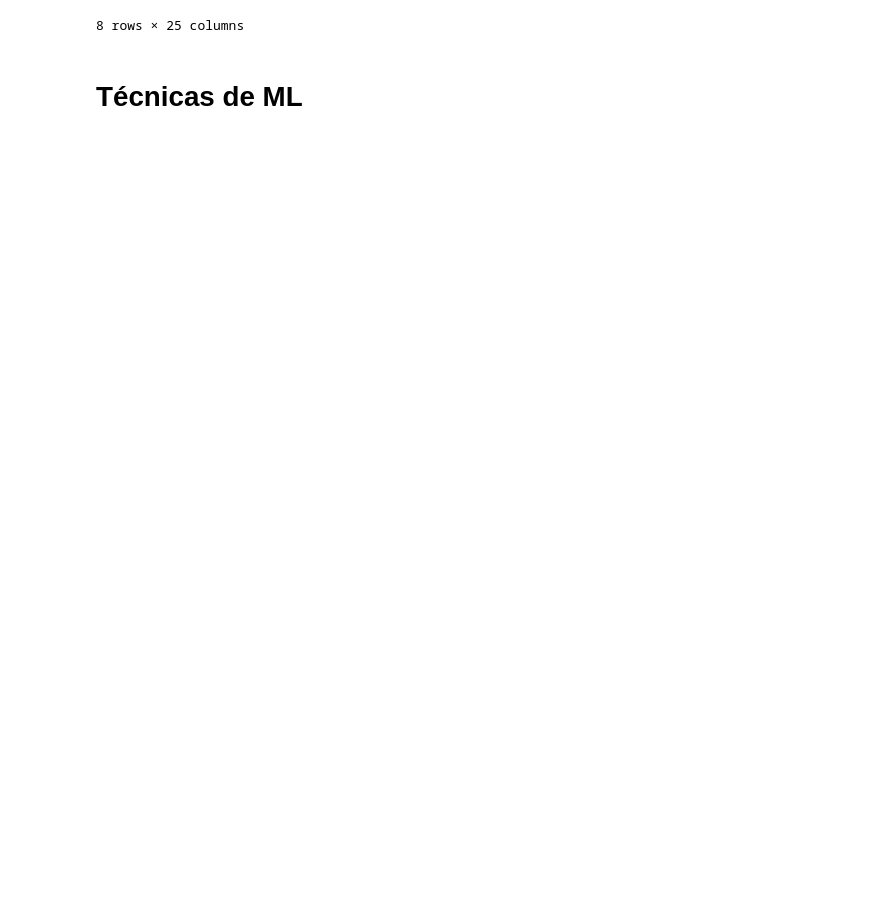
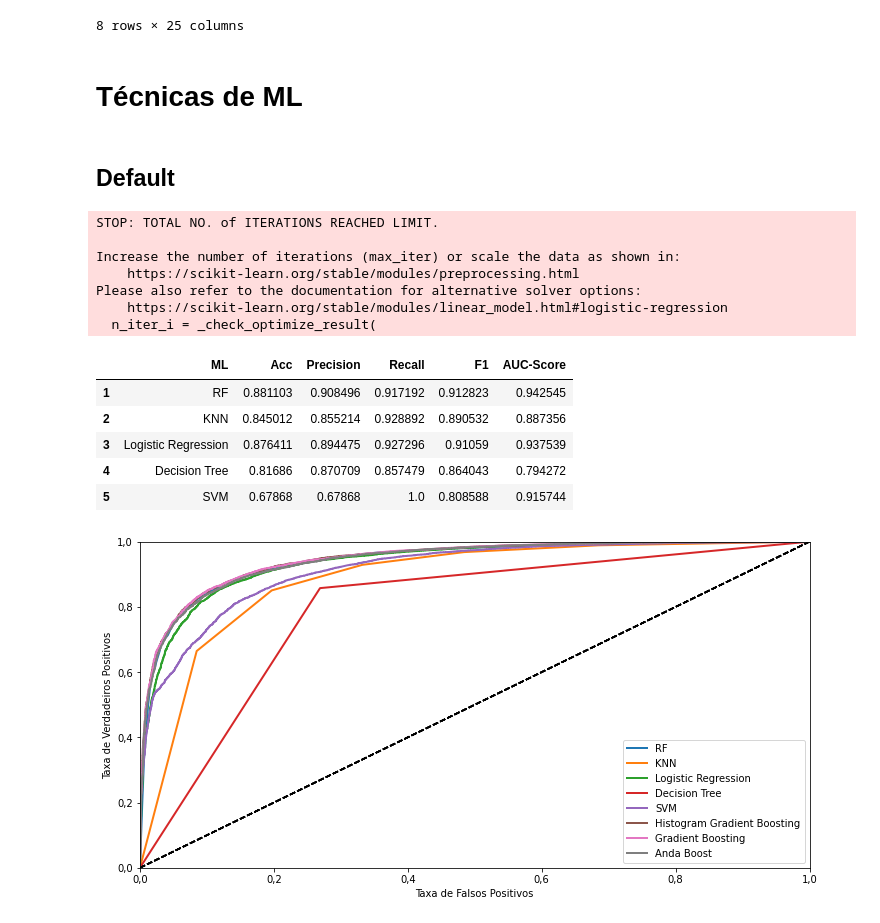
Before and after one commit to mrelero/machine-learning-anatel-database, a Jupyter notebook: Paper2/Model1.ipynb, the cells around one changed output. Drawn from its saved outputs; the diff is of its cells as text; code cells hidden in the pictures; blank space fills up the shorter version.

Commit message:
Tecnicas Default

```diff
--- a/Paper2/Model1.ipynb
+++ b/Paper2/Model1.ipynb
@@ -238,3 +249,58 @@ Describe
 8 rows × 25 columns
 # %% [markdown]
 # Técnicas de ML
+# %%
+Rand_Forest_Class = RandomForestClassifier()
+Knn_Class = KNeighborsClassifier()
+logisticRegr = LogisticRegression()
+Decision_Tree = tree.DecisionTreeClassifier()
+SVM_Class = SVC(probability=True) # rbf  Kernel
+Hist_Grad_Boost_Class = HistGradientBoostingClassifier()
+Grad_Boost_Class = GradientBoostingClassifier()
+Ada_Boost_Class = AdaBoostClassifier()
+Neural_Network = MLPClassifier()
+
+classifiers = dict()
+
+classifiers = {"RF": Rand_Forest_Class, "KNN": Knn_Class, "Logistic Regression": logisticRegr,
+ "Decision Tree": Decision_Tree, "SVM": SVM_Class, "Histogram Gradient Boosting":Hist_Grad_Boost_Class,
+ "Gradient Boosting":Grad_Boost_Class, "Anda Boost": Ada_Boost_Class, "Neural Network":Neural_Network}
+# %% [markdown]
+## Default
+# %%
+
+
+desempenho_ml = pd.DataFrame(columns=['ML','Acc','Precision','Recall', 'F1', 'AUC-Score'])
+
+
+for number, i in enumerate(classifiers):
+    classifiers[i].fit(X_train, y_train)
+    y_pred = classifiers[i].predict(X_test)
+    acc = metrics.accuracy_score(y_test, y_pred)
+    y_pred_prob = classifiers[i].predict_proba(X_test)
+    y_pred_prob = y_pred_prob[:, 1]
+    cm = confusion_matrix(y_test, y_pred)
+    pr = precision_score(y_test,y_pred)
+    rec = recall_score(y_test,y_pred)
+    F1 = f1_score(y_test, y_pred)
+    fpr, tpr, threshold = roc_curve(y_test,y_pred_prob)
+    plot_roc_curve(fpr,tpr,  i)
+    auc = roc_auc_score(y_test,y_pred_prob)
+    desempenho_ml.loc[number +1] = pd.Series({'ML': i, 'Acc': acc, 'Precision': pr, 'Recall': rec, 'F1': F1, 'AUC-Score': auc})
+
+desempenho_ml.head()
+# %% [output]
+STOP: TOTAL NO. of ITERATIONS REACHED LIMIT.
+
+Increase the number of iterations (max_iter) or scale the data as shown in:
+    https://scikit-learn.org/stable/modules/preprocessing.html
+Please also refer to the documentation for alternative solver options:
+    https://scikit-learn.org/stable/modules/linear_model.html#logistic-regression
+  n_iter_i = _check_optimize_result(
+|  | ML | Acc | Precision | Recall | F1 | AUC-Score |
+| 1 | RF | 0.881103 | 0.908496 | 0.917192 | 0.912823 | 0.942545 |
+| 2 | KNN | 0.845012 | 0.855214 | 0.928892 | 0.890532 | 0.887356 |
+| 3 | Logistic Regression | 0.876411 | 0.894475 | 0.927296 | 0.91059 | 0.937539 |
+| 4 | Decision Tree | 0.81686 | 0.870709 | 0.857479 | 0.864043 | 0.794272 |
+| 5 | SVM | 0.67868 | 0.67868 | 1.0 | 0.808588 | 0.915744 |
+[figure, added]
```
Also changed, not shown: parts of 5 cells of this notebook.
